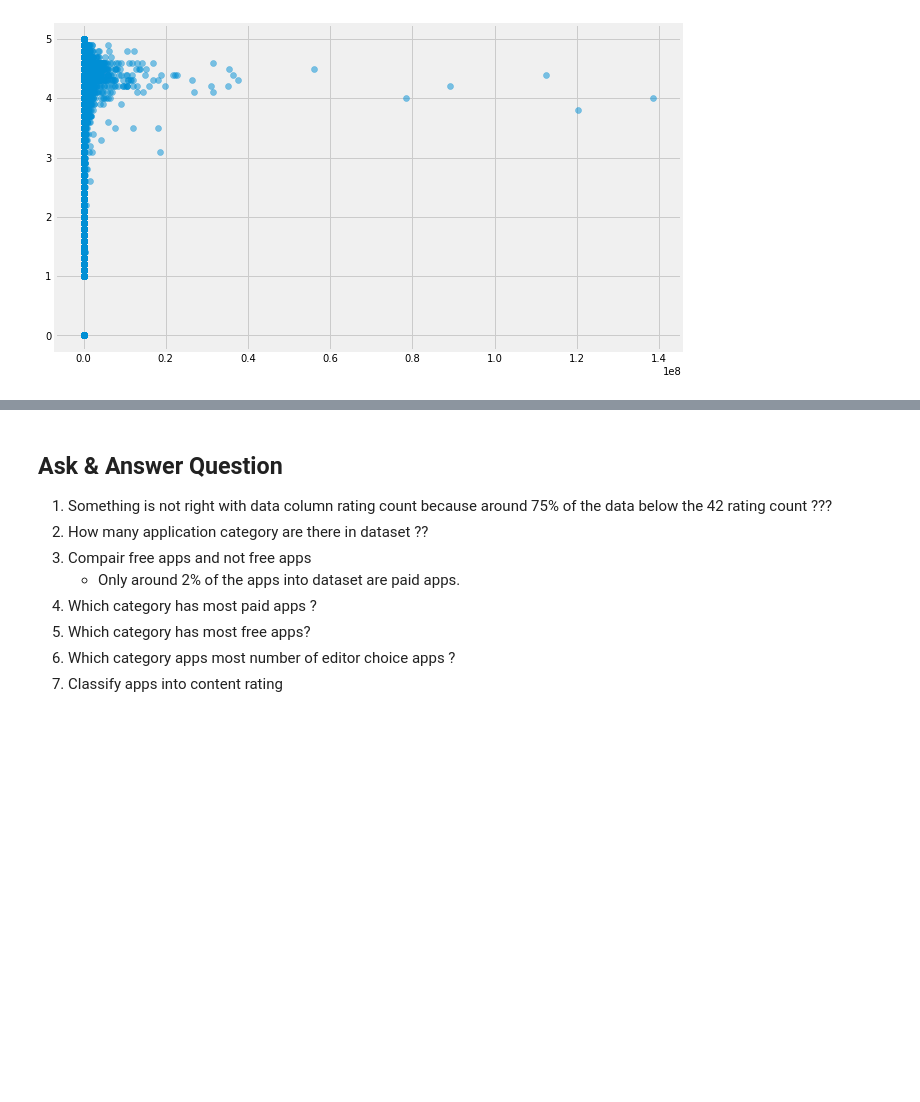
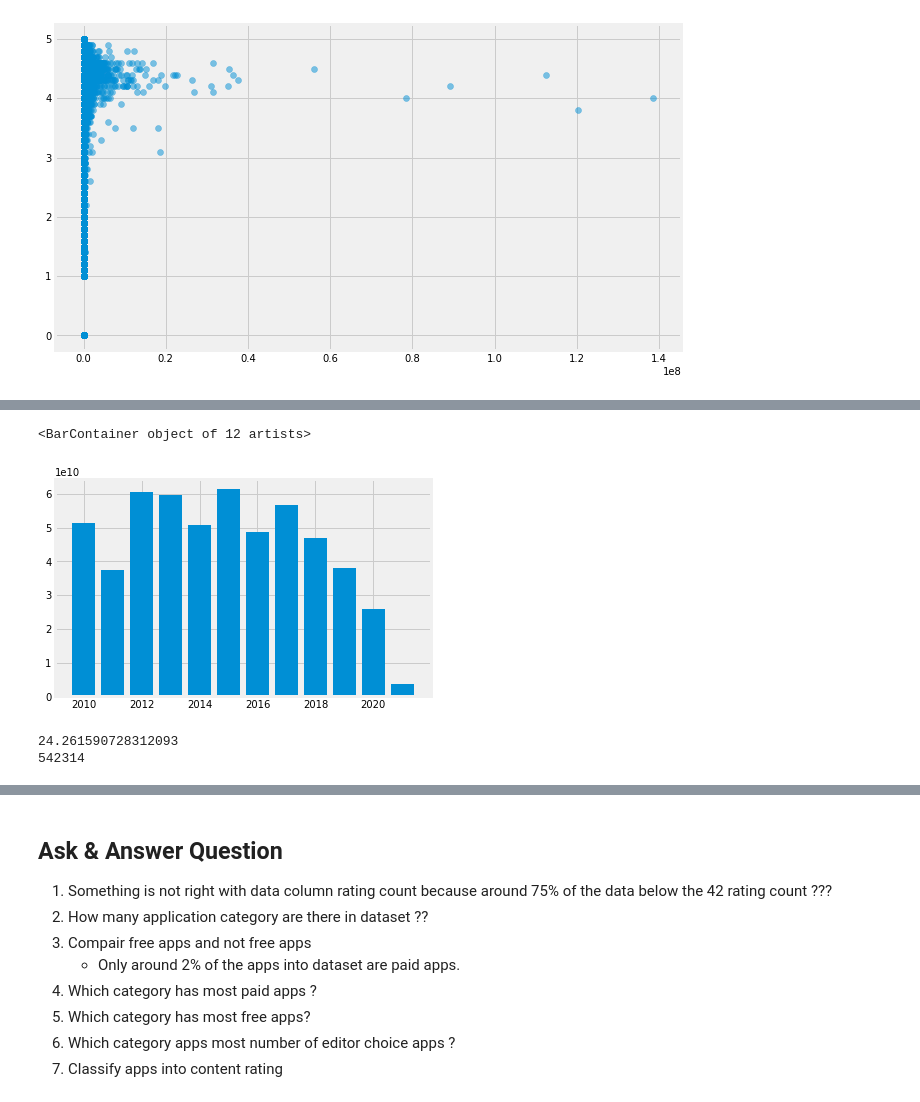
Before and after one commit to pttrupt/EDA-on-Google-play-store-apps-, a Jupyter notebook: EDA_on_applications.ipynb, the cells around one changed output, grey strips where cells are left out. Saved outputs shown, nothing was run; the diff lists cells and outputs as text; code cells hidden in the pictures; blank space fills up the shorter version.

```diff
--- a/EDA_on_applications.ipynb
+++ b/EDA_on_applications.ipynb
@@ -481,0 +512,7 @@ y_labels = [1, 10, 50, 100, 200, 500, 1000, 5000, 10000, 50000, 100000]
+# %%
+yearly_installs = df.groupby(df["Released"].dt.year)['Install No.'].agg('sum')
+# %%
+plt.bar(yearly_installs.index, yearly_installs)
+# %% [output]
+<BarContainer object of 12 artists>
+[figure, added]
@@ -481,0 +522,6 @@ y_labels = [1, 10, 50, 100, 200, 500, 1000, 5000, 10000, 50000, 100000]
+# %%
+print(year_2020.shape[0]*100 / len(df))
+print(year_2020.shape[0])
+# %% [output]
+24.261590728312093
+542314
```
Also changed, not shown: parts of 18 cells of this notebook.
